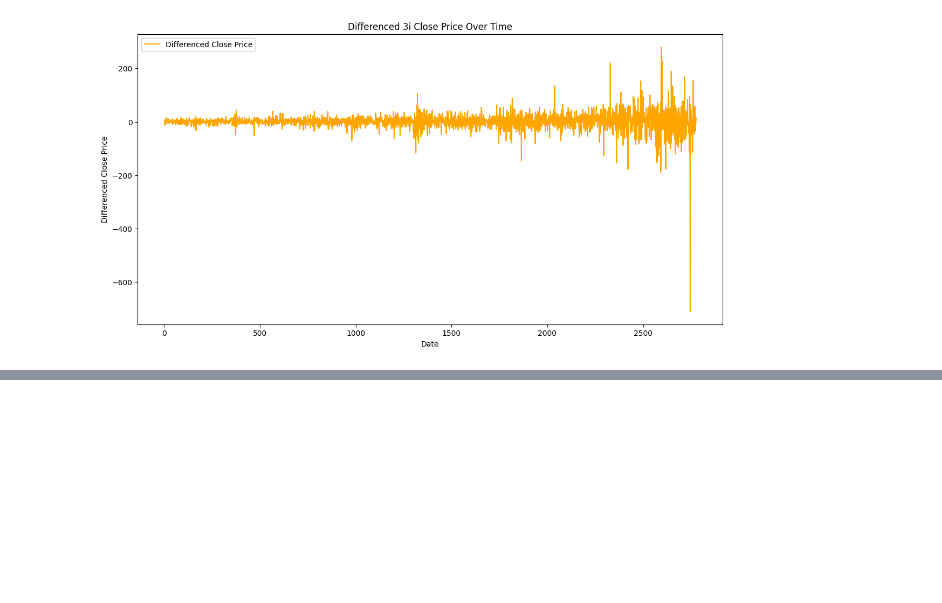
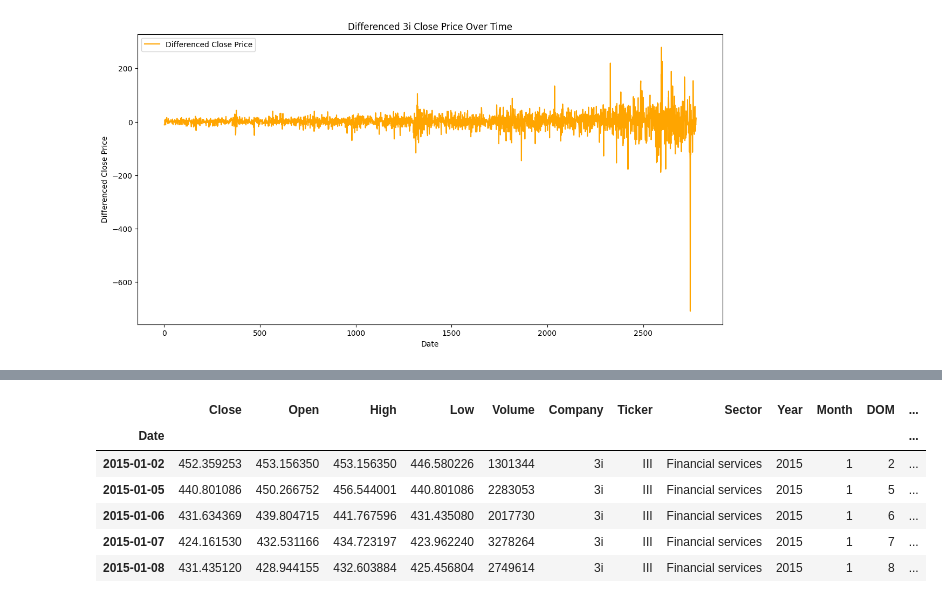
Before and after one commit to AJBones/stock_price_analysis, a Jupyter notebook: notebooks/01-arima-forecasting-initial-exploration.ipynb, the cells around one changed output, grey strips where cells are left out. Drawn from its saved outputs; the diff is of its cells as text; code cells hidden in the pictures; blank space fills up the shorter version.

```diff
--- a/notebooks/01-arima-forecasting-initial-exploration.ipynb
+++ b/notebooks/01-arima-forecasting-initial-exploration.ipynb
@@ -90,0 +127,10 @@ plt.show()
+# %%
+subset.head()
+# %% [output]
+|  | Close | Open | High | Low | Volume | Company | Ticker | Sector | Year | Month | DOM | ... |
+| Date |  |  |  |  |  |  |  |  |  |  |  | ... |
+| 2015-01-02 | 452.359253 | 453.156350 | 453.156350 | 446.580226 | 1301344 | 3i | III | Financial services | 2015 | 1 | 2 | ... |
+| 2015-01-05 | 440.801086 | 450.266752 | 456.544001 | 440.801086 | 2283053 | 3i | III | Financial services | 2015 | 1 | 5 | ... |
+| 2015-01-06 | 431.634369 | 439.804715 | 441.767596 | 431.435080 | 2017730 | 3i | III | Financial services | 2015 | 1 | 6 | ... |
+| 2015-01-07 | 424.161530 | 432.531166 | 434.723197 | 423.962240 | 3278264 | 3i | III | Financial services | 2015 | 1 | 7 | ... |
+| 2015-01-08 | 431.435120 | 428.944155 | 432.603884 | 425.456804 | 2749614 | 3i | III | Financial services | 2015 | 1 | 8 | ... |
```
Also changed, not shown: parts of 12 cells of this notebook.
